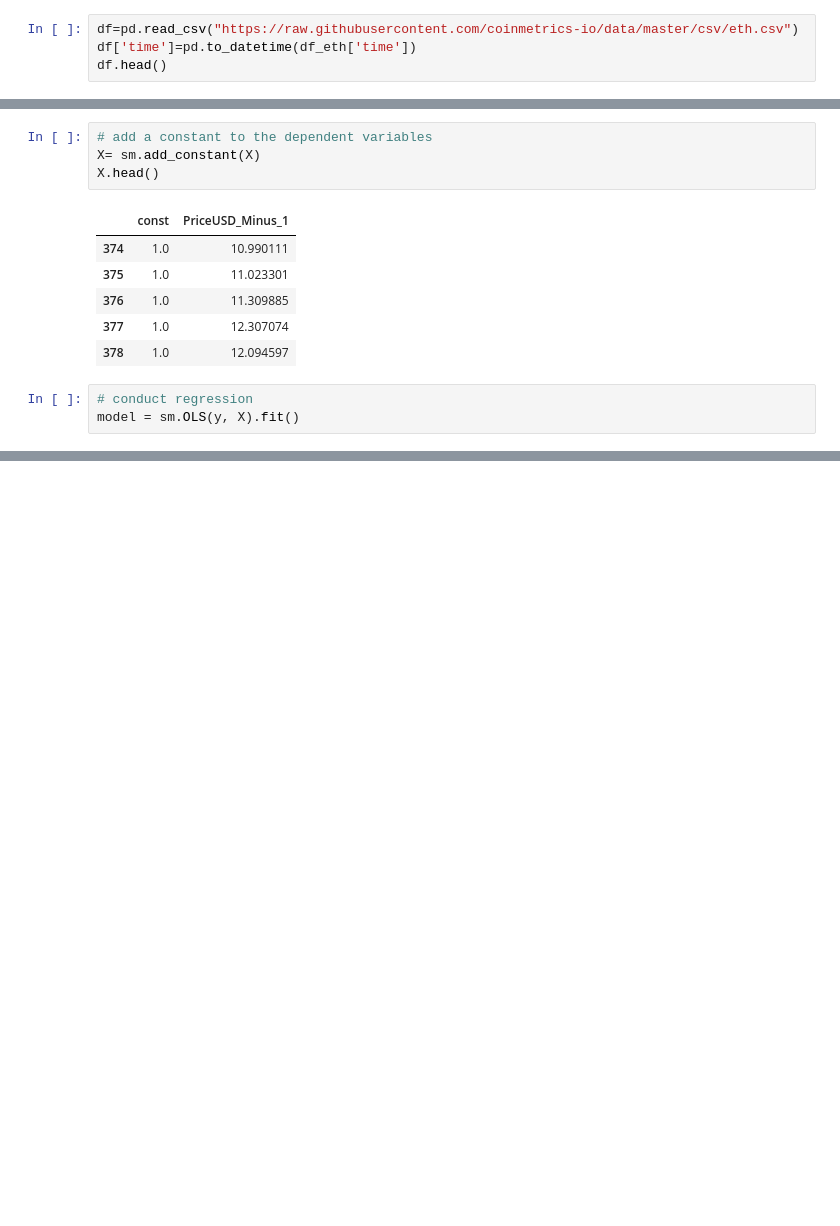
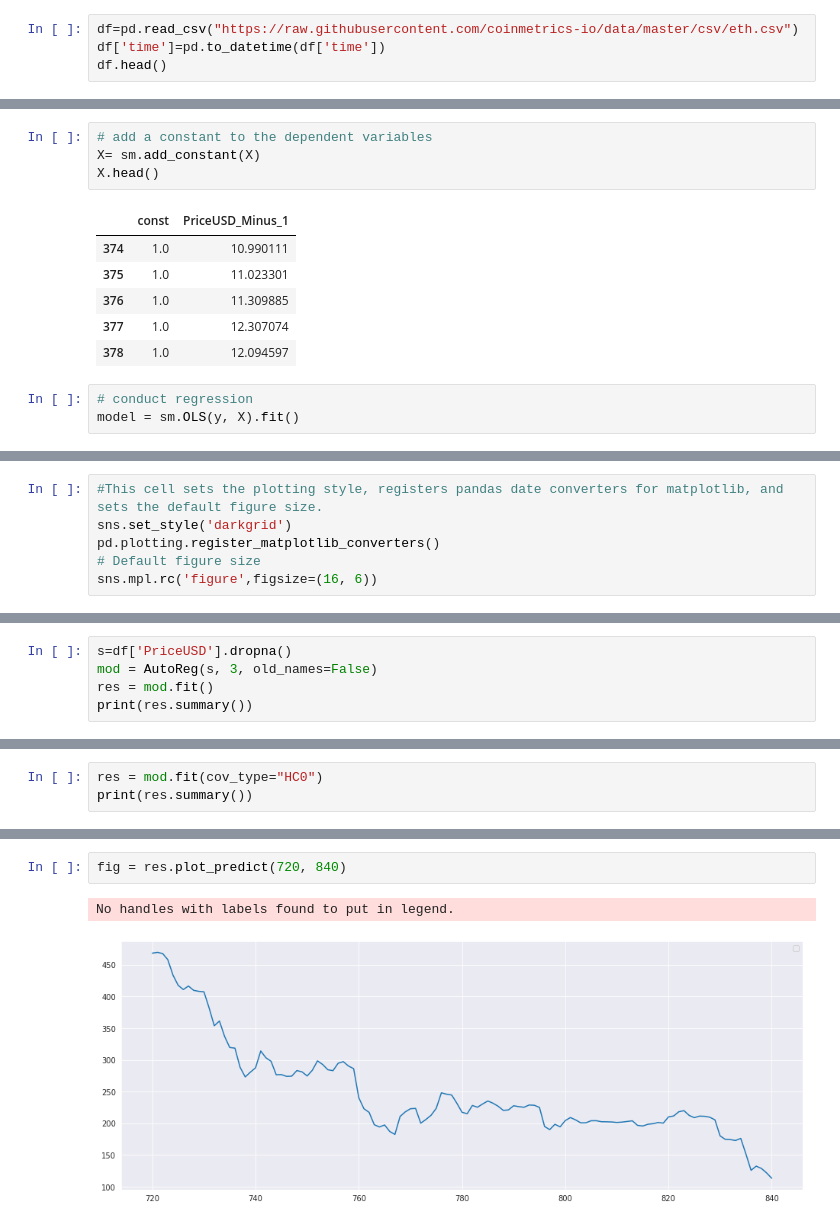
Before and after one commit to duke-sunshine/NYU_Econometrics_Summer2021, a Jupyter notebook: Econometrics_Milestone6_Timeseries.ipynb, the cells around one changed output, grey strips where cells are left out. Saved outputs shown, nothing was run; the diff lists cells and outputs as text; blank space fills up the shorter version.

```diff
--- a/Econometrics_Milestone6_Timeseries.ipynb
+++ b/Econometrics_Milestone6_Timeseries.ipynb
@@ -12,7 +12,7 @@ import numpy as np
 ### import the data for Ethereum
 # %%
 df=pd.read_csv("https://raw.githubusercontent.com/coinmetrics-io/data/master/csv/eth.csv")
-df['time']=pd.to_datetime(df_eth['time'])
+df['time']=pd.to_datetime(df['time'])
 df.head()
 # %% [output]
 |  | time | AdrActCnt | AdrBal1in100KCnt | AdrBal1in100MCnt | AdrBal1in10BCnt | AdrBal1in10KCnt | ... |
@@ -200,0 +239,6 @@ Warnings:
+# %%
+#This cell sets the plotting style, registers pandas date converters for matplotlib, and sets the default figure size.
+sns.set_style('darkgrid')
+pd.plotting.register_matplotlib_converters()
+# Default figure size
+sns.mpl.rc('figure',figsize=(16, 6))
@@ -200,0 +247,5 @@ Warnings:
+# %%
+s=df['PriceUSD'].dropna()
+mod = AutoReg(s, 3, old_names=False)
+res = mod.fit()
+print(res.summary())
@@ -200,0 +271,3 @@ Warnings:
+# %%
+res = mod.fit(cov_type="HC0")
+print(res.summary())
@@ -200,0 +292,5 @@ Warnings:
+# %%
+fig = res.plot_predict(720, 840)
+# %% [output]
+No handles with labels found to put in legend.
+[figure, added]
```
Also changed, not shown: parts of 38 cells of this notebook.
